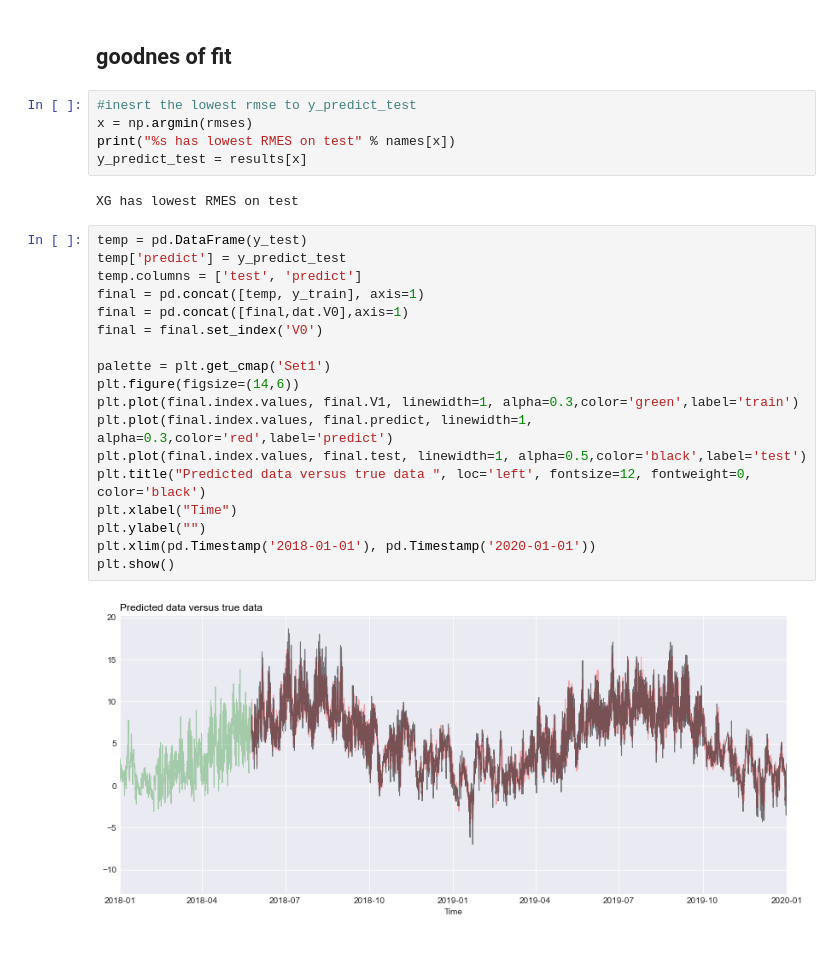
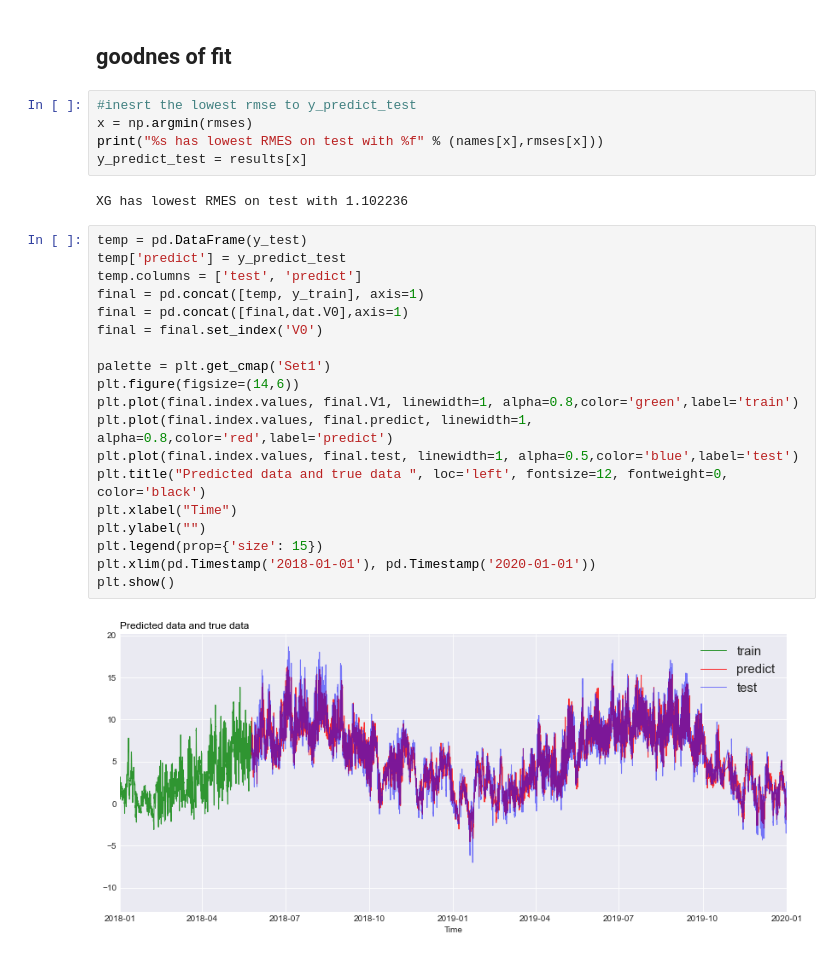
Before and after one commit to roishlezinger/test, a Jupyter notebook: predict.ipynb, the cells around one changed output. Drawn from its saved outputs; the diff is of its cells as text.

```diff
--- a/predict.ipynb
+++ b/predict.ipynb
@@ -160,29 +160,30 @@ XG: r2 train   0.942314 r2 test   0.916470
 # %%
 #inesrt the lowest rmse to y_predict_test
 x = np.argmin(rmses)
-print("%s has lowest RMES on test" % names[x])
+print("%s has lowest RMES on test with %f" % (names[x],rmses[x]))
 y_predict_test = results[x]
 # %% [output]
-XG has lowest RMES on test
+XG has lowest RMES on test with 1.102236
 # %%
 temp = pd.DataFrame(y_test)
 temp['predict'] = y_predict_test
 temp.columns = ['test', 'predict']
 final = pd.concat([temp, y_train], axis=1)
 final = pd.concat([final,dat.V0],axis=1)
 final = final.set_index('V0')
 
 palette = plt.get_cmap('Set1')
 plt.figure(figsize=(14,6))
-plt.plot(final.index.values, final.V1, linewidth=1, alpha=0.3,color='green',label='train')
-plt.plot(final.index.values, final.predict, linewidth=1, alpha=0.3,color='red',label='predict')
-plt.plot(final.index.values, final.test, linewidth=1, alpha=0.5,color='black',label='test')
-plt.title("Predicted data versus true data ", loc='left', fontsize=12, fontweight=0, color='black')
+plt.plot(final.index.values, final.V1, linewidth=1, alpha=0.8,color='green',label='train')
+plt.plot(final.index.values, final.predict, linewidth=1, alpha=0.8,color='red',label='predict')
+plt.plot(final.index.values, final.test, linewidth=1, alpha=0.5,color='blue',label='test')
+plt.title("Predicted data and true data ", loc='left', fontsize=12, fontweight=0, color='black')
 plt.xlabel("Time")
 plt.ylabel("")
+plt.legend(prop={'size': 15})
 plt.xlim(pd.Timestamp('2018-01-01'), pd.Timestamp('2020-01-01'))
 plt.show()
 # %% [output]
-[figure, old version]
+[figure, new version]
 # %%
 #Comparison of basic parameters between test and predict
```
Also changed, not shown: parts of 1 cell of this notebook.
